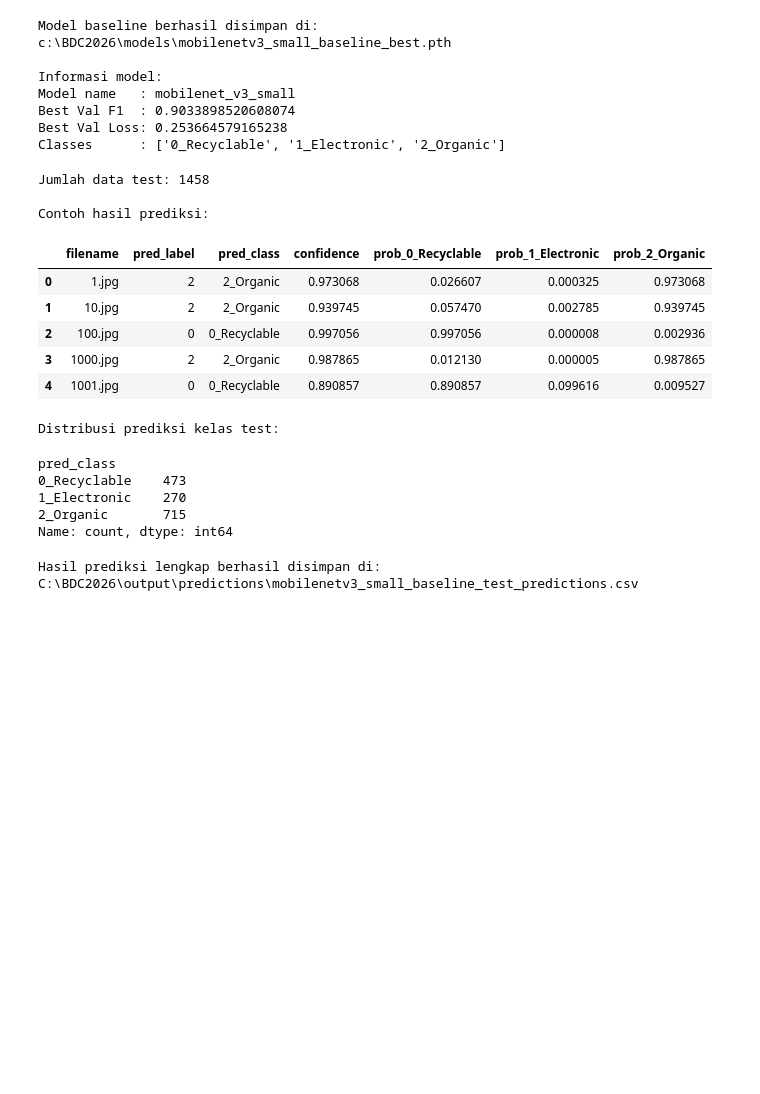
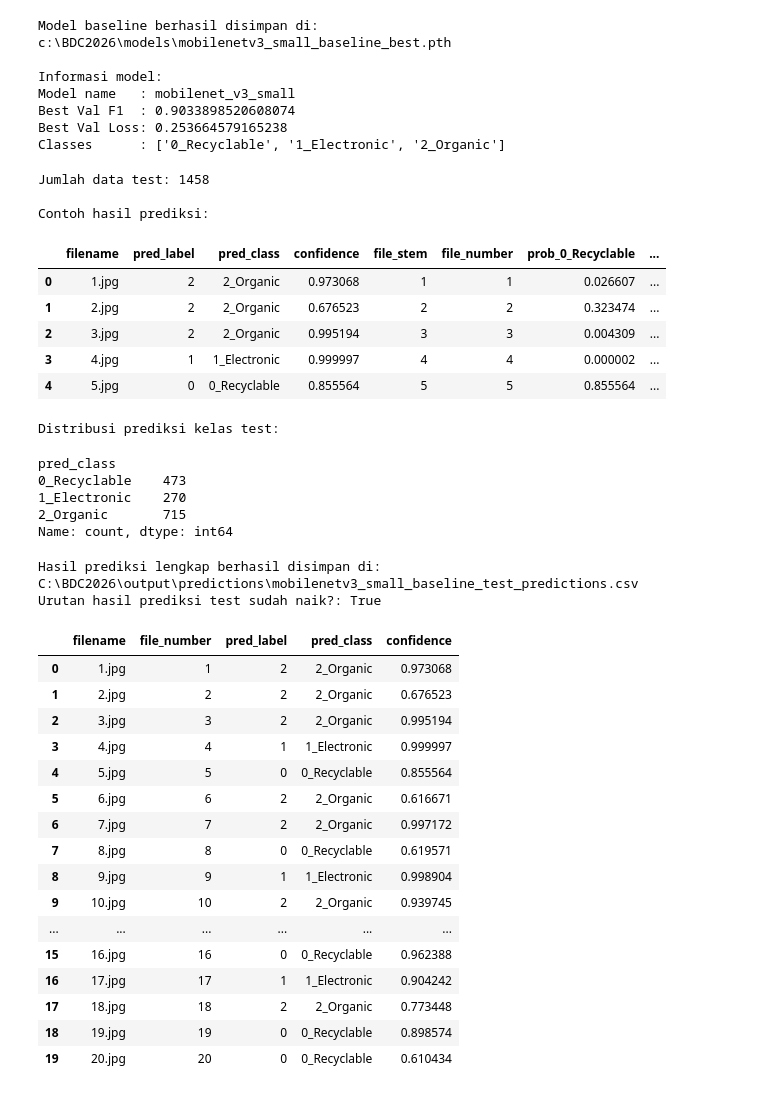
Before and after one commit to viannarka/BDC2026, a Jupyter notebook: notebooks/03_Baseline_Training.ipynb, the cells around one changed output. Saved outputs shown, nothing was run; the diff lists cells and outputs as text; code cells hidden in the pictures; blank space fills up the shorter version.

```diff
--- a/notebooks/03_Baseline_Training.ipynb
+++ b/notebooks/03_Baseline_Training.ipynb
@@ -216,3 +216,25 @@ Semua sample path Validation ditemukan.
 Test - jumlah path dicek: 10
 Test - path tidak ditemukan: 0
 Semua sample path Test ditemukan.
+# %%
+# ============================================================
+# CELL 2C — FIX URUTAN TEST BERDASARKAN NOMOR FILE
+# ============================================================
+
+test_df = test_df.copy()
+
+test_df["file_stem"] = test_df["filename"].apply(lambda x: Path(str(x)).stem)
+test_df["file_number"] = test_df["file_stem"].astype(int)
+
+test_df = test_df.sort_values("file_number").reset_index(drop=True)
+
+print("Contoh urutan test setelah diperbaiki:")
+display(test_df[["filename", "file_number"]].head(30))
+
+print("\nContoh urutan test bagian akhir:")
+display(test_df[["filename", "file_number"]].tail(30))
+
+print("\nJumlah data test:", len(test_df))
+print("Nomor file minimum:", test_df["file_number"].min())
+print("Nomor file maksimum:", test_df["file_number"].max())
+print("Urutan sudah naik?:", test_df["file_number"].is_monotonic_increasing)
@@ -998,43 +1061,49 @@ test_predictions_df = pd.DataFrame({
     "confidence": test_confidences
 })
 
+test_predictions_df["file_stem"] = test_predictions_df["filename"].apply(lambda x: Path(str(x)).stem)
+test_predictions_df["file_number"] = test_predictions_df["file_stem"].astype(int)
+
 # Tambahkan probabilitas tiap kelas
 probability_df = pd.DataFrame(
     test_probabilities,
     columns=[f"prob_{class_name}" for class_name in CLASS_NAMES]
 )
 
 test_predictions_df = pd.concat(
     [test_predictions_df, probability_df],
     axis=1
 )
 
 print("Jumlah data test:", len(test_predictions_df))
 print("\nContoh hasil prediksi:")
 display(test_predictions_df.head())
 
 print("\nDistribusi prediksi kelas test:")
 display(test_predictions_df["pred_class"].value_counts().sort_index())
 
 # Simpan hasil prediksi lengkap
 PREDICTION_DIR = OUTPUT_DIR / "predictions"
 PREDICTION_DIR.mkdir(parents=True, exist_ok=True)
 
 test_prediction_path = PREDICTION_DIR / "mobilenetv3_small_baseline_test_predictions.csv"
 test_predictions_df.to_csv(test_prediction_path, index=False)
 
 print("\nHasil prediksi lengkap berhasil disimpan di:")
 print(test_prediction_path)
+
+print("Urutan hasil prediksi test sudah naik?:", test_predictions_df["file_number"].is_monotonic_increasing)
+display(test_predictions_df[["filename", "file_number", "pred_label", "pred_class", "confidence"]].head(20))
 # %% [output]
 Jumlah data test: 1458
 
 Contoh hasil prediksi:
-|  | filename | pred_label | pred_class | confidence | prob_0_Recyclable | prob_1_Electronic | prob_2_Organic |
-| 0 | 1.jpg | 2 | 2_Organic | 0.973068 | 0.026607 | 0.000325 | 0.973068 |
-| 1 | 10.jpg | 2 | 2_Organic | 0.939745 | 0.057470 | 0.002785 | 0.939745 |
-| 2 | 100.jpg | 0 | 0_Recyclable | 0.997056 | 0.997056 | 0.000008 | 0.002936 |
-| 3 | 1000.jpg | 2 | 2_Organic | 0.987865 | 0.012130 | 0.000005 | 0.987865 |
-| 4 | 1001.jpg | 0 | 0_Recyclable | 0.890857 | 0.890857 | 0.099616 | 0.009527 |
+|  | filename | pred_label | pred_class | confidence | file_stem | file_number | prob_0_Recyclable | ... |
+| 0 | 1.jpg | 2 | 2_Organic | 0.973068 | 1 | 1 | 0.026607 | ... |
+| 1 | 2.jpg | 2 | 2_Organic | 0.676523 | 2 | 2 | 0.323474 | ... |
+| 2 | 3.jpg | 2 | 2_Organic | 0.995194 | 3 | 3 | 0.004309 | ... |
+| 3 | 4.jpg | 1 | 1_Electronic | 0.999997 | 4 | 4 | 0.000002 | ... |
+| 4 | 5.jpg | 0 | 0_Recyclable | 0.855564 | 5 | 5 | 0.855564 | ... |
 Distribusi prediksi kelas test:
 pred_class
 0_Recyclable    473
@@ -1043,6 +1112,24 @@ pred_class
 Name: count, dtype: int64
 Hasil prediksi lengkap berhasil disimpan di:
 C:\BDC2026\output\predictions\mobilenetv3_small_baseline_test_predictions.csv
+Urutan hasil prediksi test sudah naik?: True
+|  | filename | file_number | pred_label | pred_class | confidence |
+| 0 | 1.jpg | 1 | 2 | 2_Organic | 0.973068 |
+| 1 | 2.jpg | 2 | 2 | 2_Organic | 0.676523 |
+| 2 | 3.jpg | 3 | 2 | 2_Organic | 0.995194 |
+| 3 | 4.jpg | 4 | 1 | 1_Electronic | 0.999997 |
+| 4 | 5.jpg | 5 | 0 | 0_Recyclable | 0.855564 |
+| 5 | 6.jpg | 6 | 2 | 2_Organic | 0.616671 |
+| 6 | 7.jpg | 7 | 2 | 2_Organic | 0.997172 |
+| 7 | 8.jpg | 8 | 0 | 0_Recyclable | 0.619571 |
+| 8 | 9.jpg | 9 | 1 | 1_Electronic | 0.998904 |
+| 9 | 10.jpg | 10 | 2 | 2_Organic | 0.939745 |
+| ... | ... | ... | ... | ... | ... |
+| 15 | 16.jpg | 16 | 0 | 0_Recyclable | 0.962388 |
+| 16 | 17.jpg | 17 | 1 | 1_Electronic | 0.904242 |
+| 17 | 18.jpg | 18 | 2 | 2_Organic | 0.773448 |
+| 18 | 19.jpg | 19 | 0 | 0_Recyclable | 0.898574 |
+| 19 | 20.jpg | 20 | 0 | 0_Recyclable | 0.610434 |
 # %%
 # ============================================================
 # CELL 14 — CEK FORMAT FILE SUBMISSION
```
Also changed, not shown: parts of 9 cells of this notebook.
